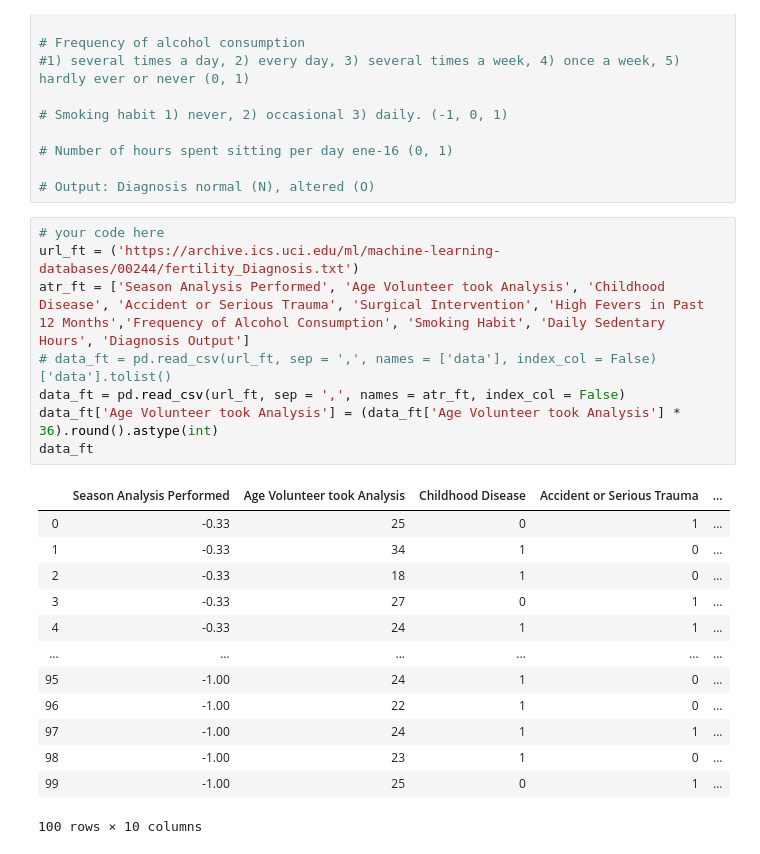
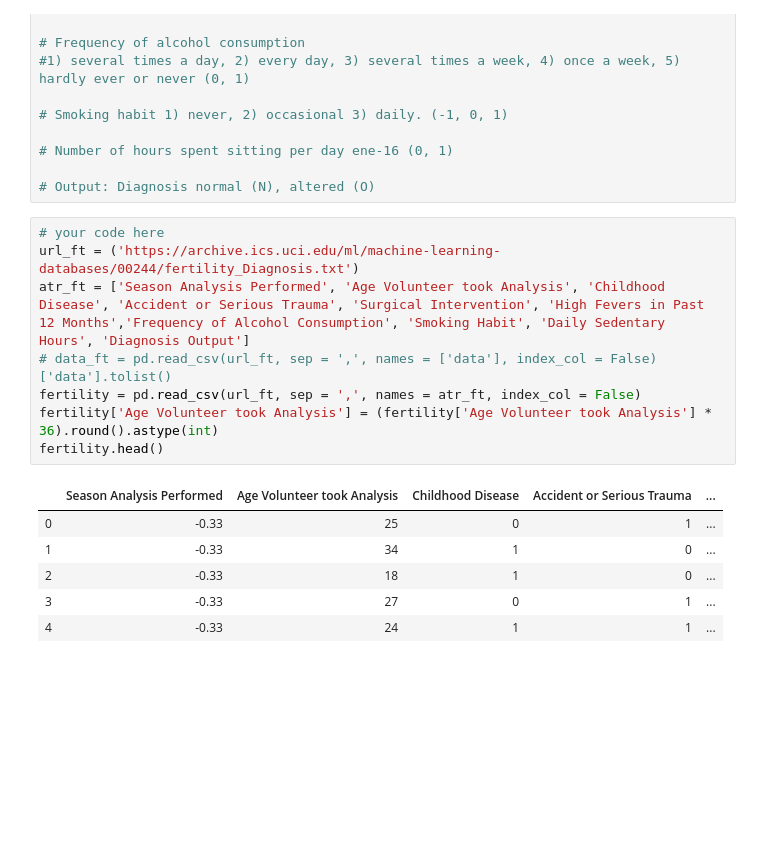
Before and after one commit to Skye-FY/dataV2-labs, a Jupyter notebook: module-1/Importing-Exporting-Data/your-code/main.ipynb, the cells around one changed output. Saved outputs shown, nothing was run; the diff lists cells and outputs as text; blank space fills up the shorter version.

```diff
--- a/module-1/Importing-Exporting-Data/your-code/main.ipynb
+++ b/module-1/Importing-Exporting-Data/your-code/main.ipynb
@@ -169,22 +169,15 @@ Look in Google for a way to retrieve this data!
 # %%
 # your code here
 url_ft = ('https://archive.ics.uci.edu/ml/machine-learning-databases/00244/fertility_Diagnosis.txt')
 atr_ft = ['Season Analysis Performed', 'Age Volunteer took Analysis', 'Childhood Disease', 'Accident or Serious Trauma', 'Surgical Intervention', 'High Fevers in Past 12 Months','Frequency of Alcohol Consumption', 'Smoking Habit', 'Daily Sedentary Hours', 'Diagnosis Output']
 # data_ft = pd.read_csv(url_ft, sep = ',', names = ['data'], index_col = False)['data'].tolist()
-data_ft = pd.read_csv(url_ft, sep = ',', names = atr_ft, index_col = False)
-data_ft['Age Volunteer took Analysis'] = (data_ft['Age Volunteer took Analysis'] * 36).round().astype(int)
-data_ft
+fertility = pd.read_csv(url_ft, sep = ',', names = atr_ft, index_col = False)
+fertility['Age Volunteer took Analysis'] = (fertility['Age Volunteer took Analysis'] * 36).round().astype(int)
+fertility.head()
 # %% [output]
 |  | Season Analysis Performed | Age Volunteer took Analysis | Childhood Disease | Accident or Serious Trauma | ... |
 | 0 | -0.33 | 25 | 0 | 1 | ... |
 | 1 | -0.33 | 34 | 1 | 0 | ... |
 | 2 | -0.33 | 18 | 1 | 0 | ... |
 | 3 | -0.33 | 27 | 0 | 1 | ... |
 | 4 | -0.33 | 24 | 1 | 1 | ... |
-| ... | ... | ... | ... | ... | ... |
-| 95 | -1.00 | 24 | 1 | 0 | ... |
-| 96 | -1.00 | 22 | 1 | 0 | ... |
-| 97 | -1.00 | 24 | 1 | 1 | ... |
-| 98 | -1.00 | 23 | 1 | 0 | ... |
-| 99 | -1.00 | 25 | 0 | 1 | ... |
-100 rows × 10 columns
```
